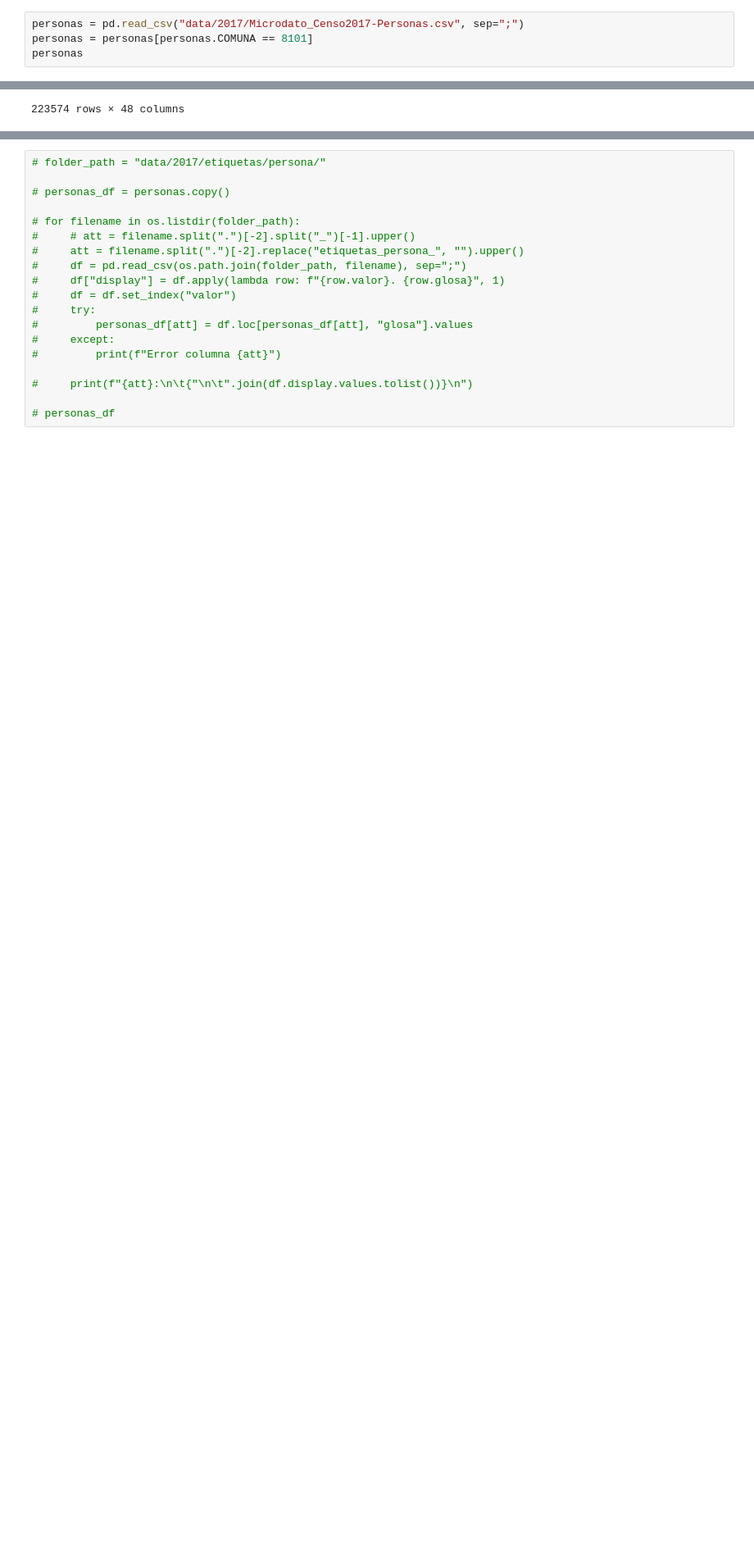
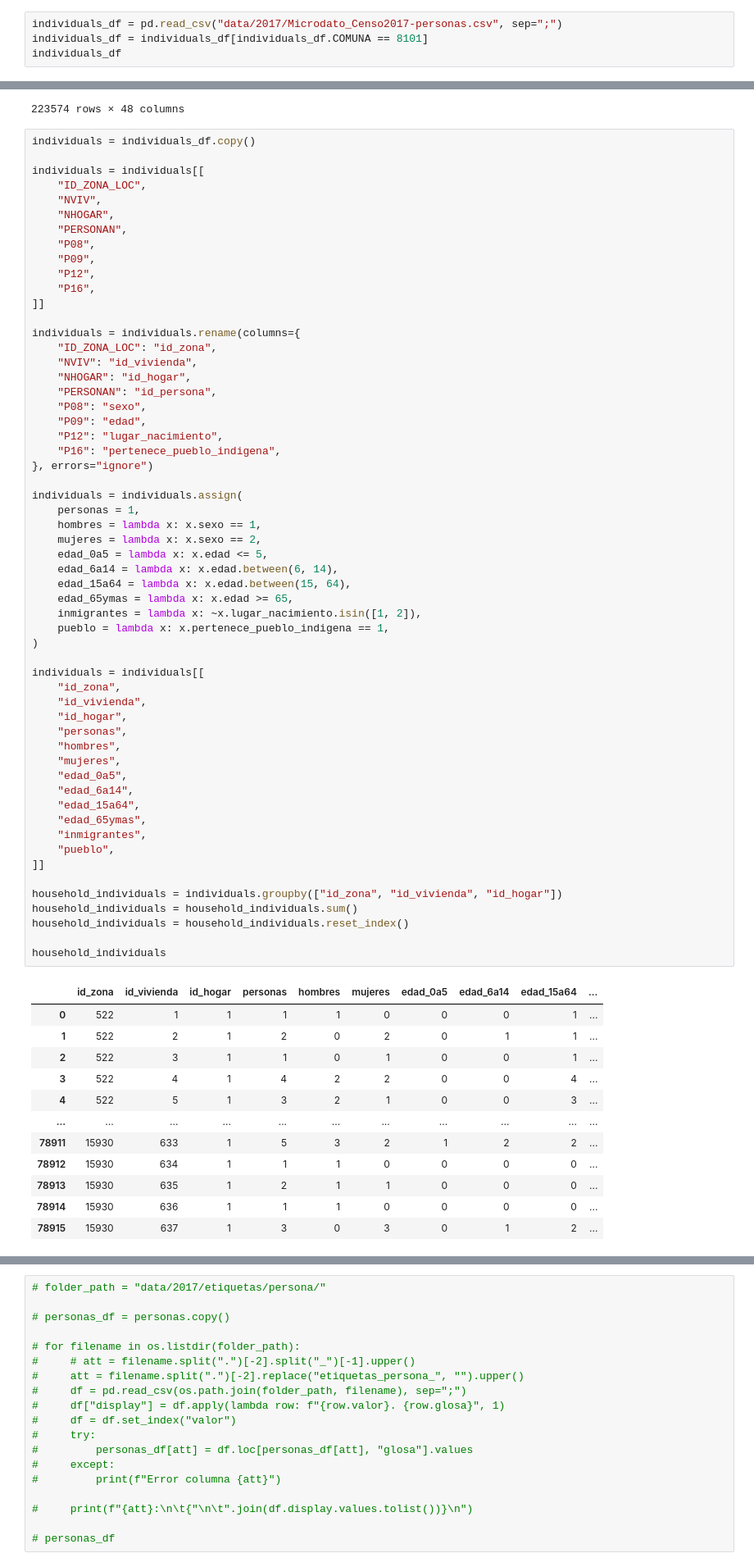
Before and after one commit to zetaso/census-localization, a Jupyter notebook: geolocalize.ipynb, the cells around one changed output, grey strips where cells are left out. Shown at 82% size. Drawn from its saved outputs; the diff is of its cells as text; blank space fills up the shorter version.

```diff
--- a/geolocalize.ipynb
+++ b/geolocalize.ipynb
@@ -50,9 +41,9 @@ import os
 
 pd.set_option("display.max_columns", None)
 # %%
-personas = pd.read_csv("data/2017/Microdato_Censo2017-Personas.csv", sep=";")
-personas = personas[personas.COMUNA == 8101]
-personas
+individuals_df = pd.read_csv("data/2017/Microdato_Censo2017-personas.csv", sep=";")
+individuals_df = individuals_df[individuals_df.COMUNA == 8101]
+individuals_df
 # %% [output]
 |  | REGION | PROVINCIA | COMUNA | DC | AREA | ZC_LOC | ID_ZONA_LOC | NVIV | NHOGAR | PERSONAN | ... |
 | 11593176 | 8 | 81 | 8101 | 1 | 1 | 1 | 13946 | 1 | 1 | 1 | ... |
@@ -67,3 +58,73 @@ personas
 | 11816748 | 8 | 81 | 8101 | 99 | 1 | 999 | 2421 | 228 | 1 | 1 | ... |
 | 11816749 | 8 | 81 | 8101 | 99 | 1 | 999 | 2421 | 228 | 1 | 2 | ... |
 223574 rows × 48 columns
+# %%
+individuals = individuals_df.copy()
+
+individuals = individuals[[
+    "ID_ZONA_LOC",
+    "NVIV",
+    "NHOGAR",
+    "PERSONAN",
+    "P08",
+    "P09",
+    "P12",
+    "P16",
+]]
+
+individuals = individuals.rename(columns={
+    "ID_ZONA_LOC": "id_zona",
+    "NVIV": "id_vivienda",
+    "NHOGAR": "id_hogar",
+    "PERSONAN": "id_persona",
+    "P08": "sexo",
+    "P09": "edad",
+    "P12": "lugar_nacimiento",
+    "P16": "pertenece_pueblo_indigena",
+}, errors="ignore")
+
+individuals = individuals.assign(
+    personas = 1,
+    hombres = lambda x: x.sexo == 1,
+    mujeres = lambda x: x.sexo == 2,
+    edad_0a5 = lambda x: x.edad <= 5,
+    edad_6a14 = lambda x: x.edad.between(6, 14),
+    edad_15a64 = lambda x: x.edad.between(15, 64),
+    edad_65ymas = lambda x: x.edad >= 65,
+    inmigrantes = lambda x: ~x.lugar_nacimiento.isin([1, 2]),
+    pueblo = lambda x: x.pertenece_pueblo_indigena == 1,
+)
+
+individuals = individuals[[
+    "id_zona",
+    "id_vivienda",
+    "id_hogar",
+    "personas",
+    "hombres",
+    "mujeres",
+    "edad_0a5",
+    "edad_6a14",
+    "edad_15a64",
+    "edad_65ymas",
+    "inmigrantes",
+    "pueblo",
+]]
+
+household_individuals = individuals.groupby(["id_zona", "id_vivienda", "id_hogar"])
+household_individuals = household_individuals.sum()
+household_individuals = household_individuals.reset_index()
+
+household_individuals
+# %% [output]
+|  | id_zona | id_vivienda | id_hogar | personas | hombres | mujeres | edad_0a5 | edad_6a14 | edad_15a64 | ... |
+| 0 | 522 | 1 | 1 | 1 | 1 | 0 | 0 | 0 | 1 | ... |
+| 1 | 522 | 2 | 1 | 2 | 0 | 2 | 0 | 1 | 1 | ... |
+| 2 | 522 | 3 | 1 | 1 | 0 | 1 | 0 | 0 | 1 | ... |
+| 3 | 522 | 4 | 1 | 4 | 2 | 2 | 0 | 0 | 4 | ... |
+| 4 | 522 | 5 | 1 | 3 | 2 | 1 | 0 | 0 | 3 | ... |
+| ... | ... | ... | ... | ... | ... | ... | ... | ... | ... | ... |
+| 78911 | 15930 | 633 | 1 | 5 | 3 | 2 | 1 | 2 | 2 | ... |
+| 78912 | 15930 | 634 | 1 | 1 | 1 | 0 | 0 | 0 | 0 | ... |
+| 78913 | 15930 | 635 | 1 | 2 | 1 | 1 | 0 | 0 | 0 | ... |
+| 78914 | 15930 | 636 | 1 | 1 | 1 | 0 | 0 | 0 | 0 | ... |
+| 78915 | 15930 | 637 | 1 | 3 | 0 | 3 | 0 | 1 | 2 | ... |
```
Also changed, not shown: parts of 19 cells of this notebook, 1 other file.
